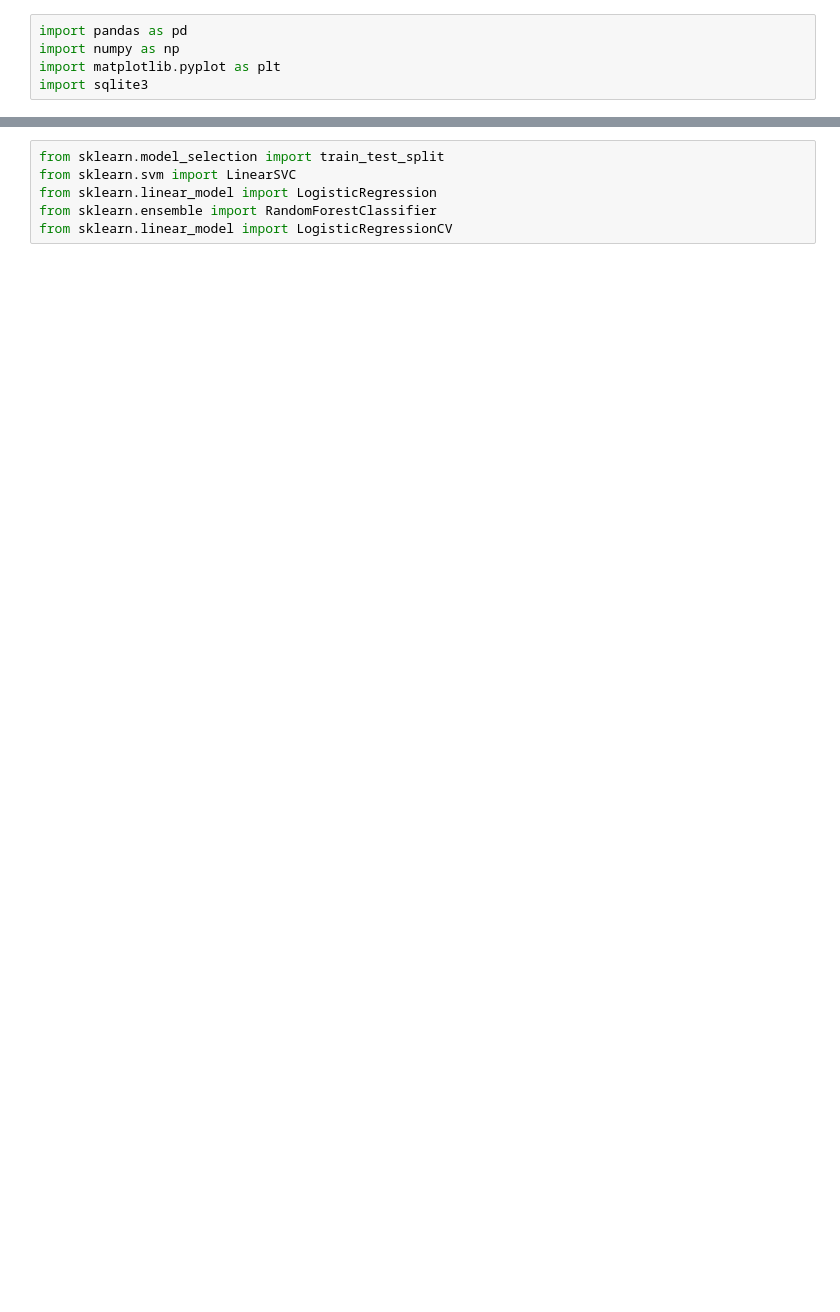
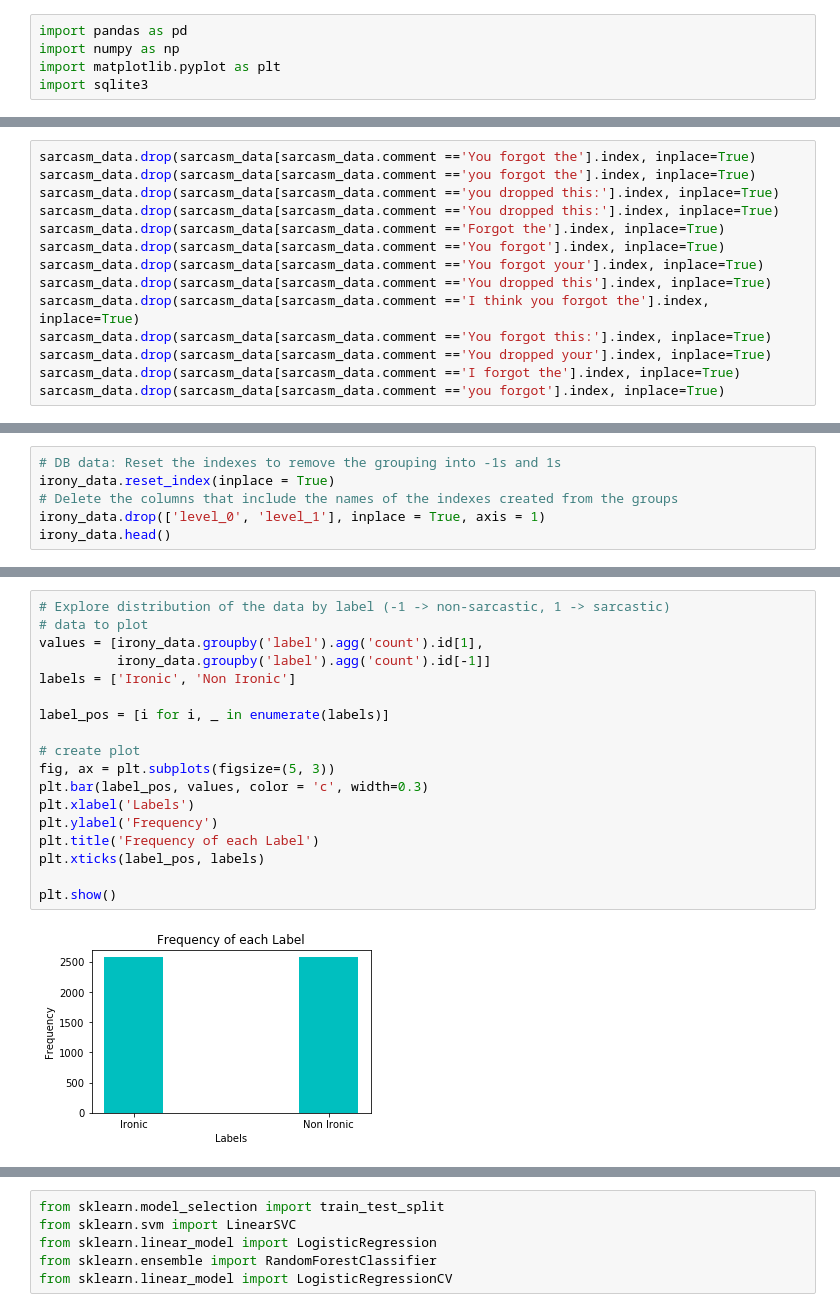
Before and after one commit to nourmansour/Sarcasm-on-Reddit, a Jupyter notebook: Sarcastic Comments on Reddit - An Analysis.ipynb, the cells around one changed output, grey strips where cells are left out. Saved outputs shown, nothing was run; the diff lists cells and outputs as text; blank space fills up the shorter version.

```diff
--- a/Sarcastic Comments on Reddit - An Analysis.ipynb
+++ b/Sarcastic Comments on Reddit - An Analysis.ipynb
@@ -497,0 +144,14 @@ The three models we picked were:
+# %%
+sarcasm_data.drop(sarcasm_data[sarcasm_data.comment =='You forgot the'].index, inplace=True)
+sarcasm_data.drop(sarcasm_data[sarcasm_data.comment =='you forgot the'].index, inplace=True)
+sarcasm_data.drop(sarcasm_data[sarcasm_data.comment =='you dropped this:'].index, inplace=True)
+sarcasm_data.drop(sarcasm_data[sarcasm_data.comment =='You dropped this:'].index, inplace=True)
+sarcasm_data.drop(sarcasm_data[sarcasm_data.comment =='Forgot the'].index, inplace=True)
+sarcasm_data.drop(sarcasm_data[sarcasm_data.comment =='You forgot'].index, inplace=True)
+sarcasm_data.drop(sarcasm_data[sarcasm_data.comment =='You forgot your'].index, inplace=True)
+sarcasm_data.drop(sarcasm_data[sarcasm_data.comment =='You dropped this'].index, inplace=True)
+sarcasm_data.drop(sarcasm_data[sarcasm_data.comment =='I think you forgot the'].index, inplace=True)
+sarcasm_data.drop(sarcasm_data[sarcasm_data.comment =='You forgot this:'].index, inplace=True)
+sarcasm_data.drop(sarcasm_data[sarcasm_data.comment =='You dropped your'].index, inplace=True)
+sarcasm_data.drop(sarcasm_data[sarcasm_data.comment =='I forgot the'].index, inplace=True)
+sarcasm_data.drop(sarcasm_data[sarcasm_data.comment =='you forgot'].index, inplace=True)
@@ -497,0 +192,6 @@ The three models we picked were:
+# %%
+# DB data: Reset the indexes to remove the grouping into -1s and 1s
+irony_data.reset_index(inplace = True)
+# Delete the columns that include the names of the indexes created from the groups
+irony_data.drop(['level_0', 'level_1'], inplace = True, axis = 1)
+irony_data.head()
@@ -497,0 +247,20 @@ The three models we picked were:
+# %%
+# Explore distribution of the data by label (-1 -> non-sarcastic, 1 -> sarcastic)
+# data to plot
+values = [irony_data.groupby('label').agg('count').id[1],
+          irony_data.groupby('label').agg('count').id[-1]]
+labels = ['Ironic', 'Non Ironic']
+
+label_pos = [i for i, _ in enumerate(labels)]
+
+# create plot
+fig, ax = plt.subplots(figsize=(5, 3))
+plt.bar(label_pos, values, color = 'c', width=0.3)
+plt.xlabel('Labels')
+plt.ylabel('Frequency')
+plt.title('Frequency of each Label')
+plt.xticks(label_pos, labels)
+
+plt.show()
+# %% [output]
+[figure, added]
```
Also changed, not shown: parts of 116 cells of this notebook, 1 other file.
